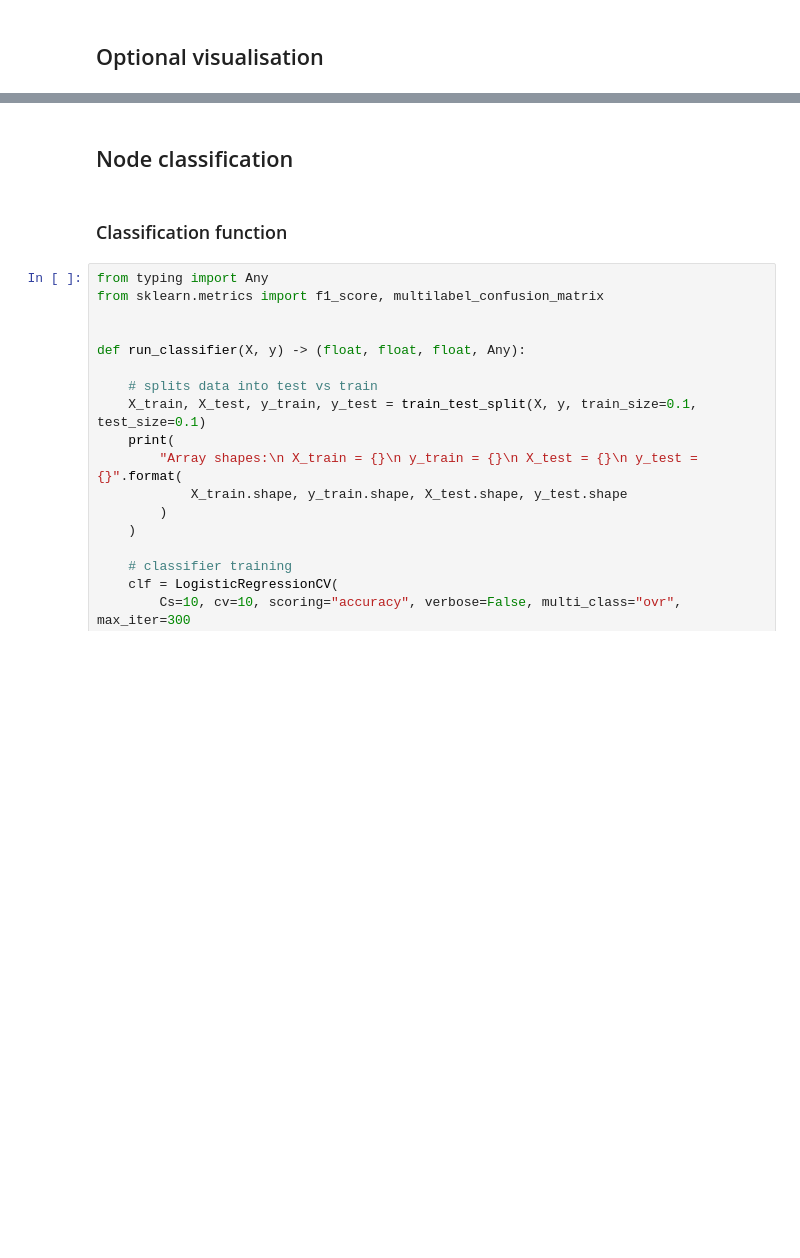
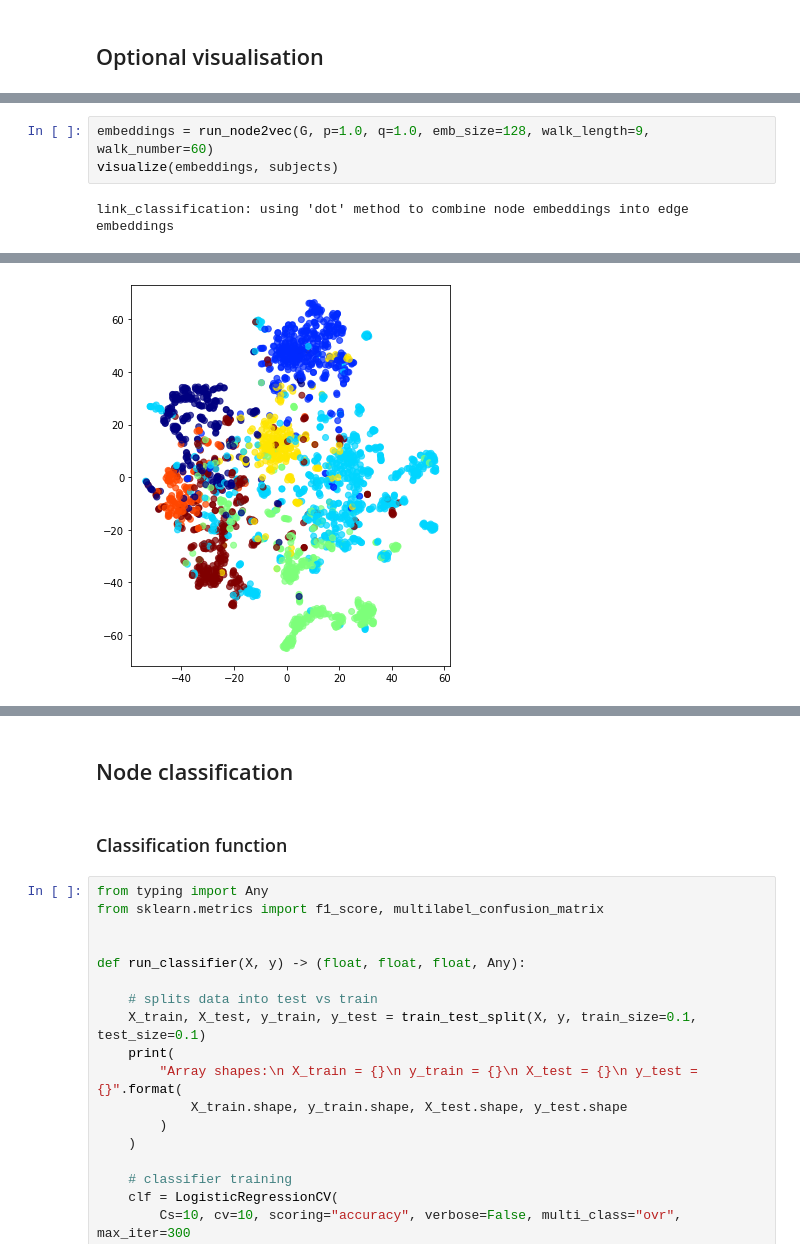
Before and after one commit to daedalus-voyage/node2vec-report, a Jupyter notebook: cora_node2vec.ipynb, the cells around one changed output, grey strips where cells are left out. Drawn from its saved outputs; the diff is of its cells as text; blank space fills up the shorter version.

```diff
--- a/cora_node2vec.ipynb
+++ b/cora_node2vec.ipynb
@@ -150,0 +191,5 @@ plt.show()
+# %%
+embeddings = run_node2vec(G, p=1.0, q=1.0, emb_size=128, walk_length=9, walk_number=60)
+visualize(embeddings, subjects)
+# %% [output]
+link_classification: using 'dot' method to combine node embeddings into edge embeddings
@@ -150,0 +201 @@ plt.show()
+[figure, added]
```
Also changed, not shown: parts of 10 cells of this notebook, 6 other files.
